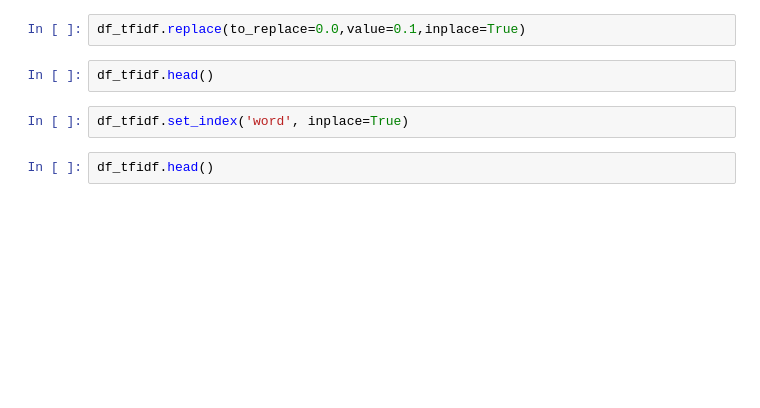
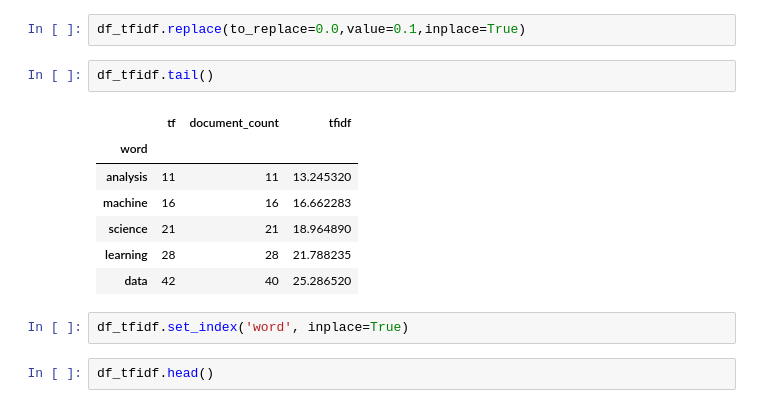
Before and after one commit to 02asmita/machine-learning, a Jupyter notebook: text_mining/Model.ipynb, the cells around one changed output. Saved outputs shown, nothing was run; the diff lists cells and outputs as text; blank space fills up the shorter version.

```diff
--- a/text_mining/Model.ipynb
+++ b/text_mining/Model.ipynb
@@ -202,7 +213,15 @@ df_tfidf.head()
 # %%
 df_tfidf.replace(to_replace=0.0,value=0.1,inplace=True)
 # %%
-df_tfidf.head()
+df_tfidf.tail()
+# %% [output]
+|  | tf | document_count | tfidf |
+| word |  |  |  |
+| analysis | 11 | 11 | 13.245320 |
+| machine | 16 | 16 | 16.662283 |
+| science | 21 | 21 | 18.964890 |
+| learning | 28 | 28 | 21.788235 |
+| data | 42 | 40 | 25.286520 |
 # %%
 df_tfidf.set_index('word', inplace=True)
 # %%
```
Also changed, not shown: parts of 15 cells of this notebook.
